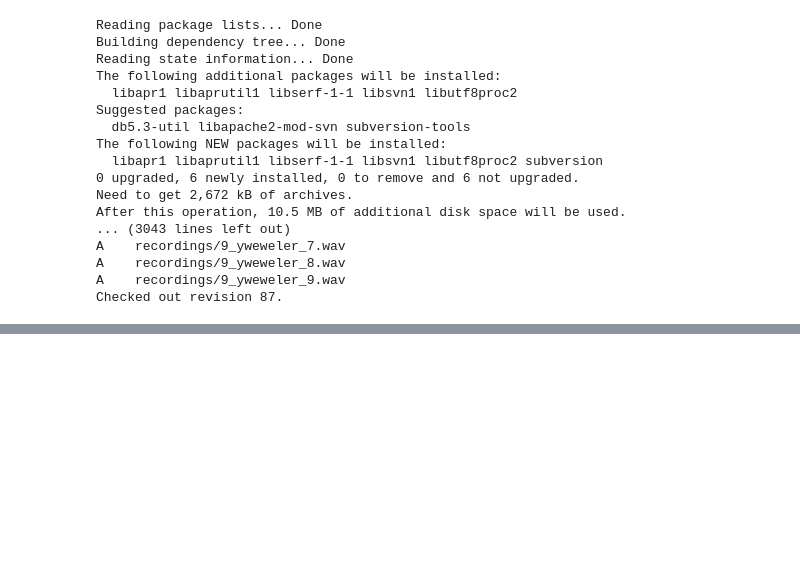
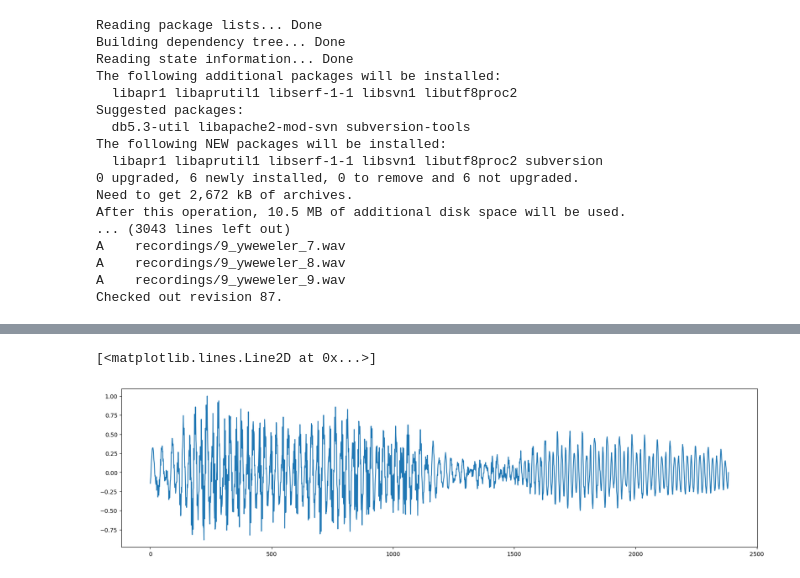
Before and after one commit to matthewhasman/ML-on-Microcontrollers, a Jupyter notebook: DataPreprocessing.ipynb, the cells around one changed output, grey strips where cells are left out. Cells and saved outputs as stored; diff of their text form; code cells hidden in the pictures; blank space fills up the shorter version.

```diff
--- a/DataPreprocessing.ipynb
+++ b/DataPreprocessing.ipynb
@@ -121,3 +123,9 @@ audio = np.array(input_audio[1], dtype=np.int16) / np.max(input_audio[1])
 Audio(audio, rate=sample_rate)
 # %% [output]
 [interactive output not drawn]
+# %%
+plt.figure(figsize=(20, 5))
+plt.plot(audio)
+# %% [output]
+[<matplotlib.lines.Line2D at 0x...>]
+[figure, added]
```
Also changed, not shown: parts of 4 cells of this notebook.
